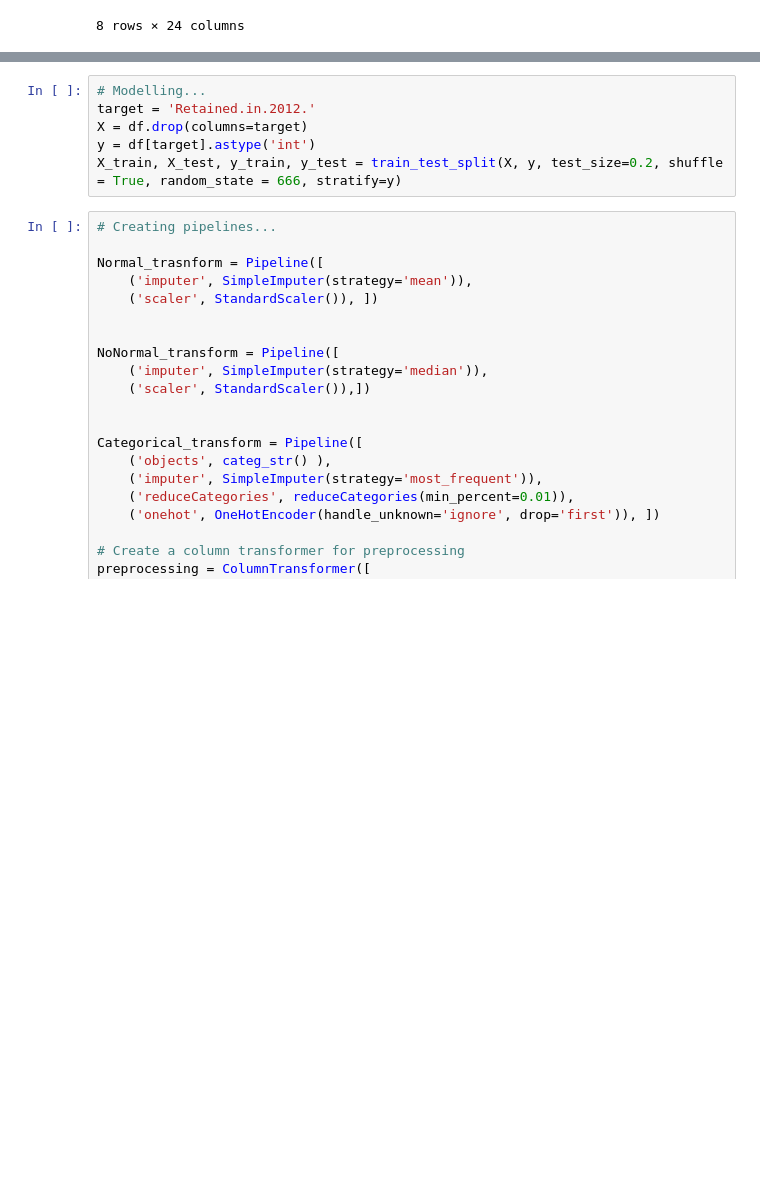
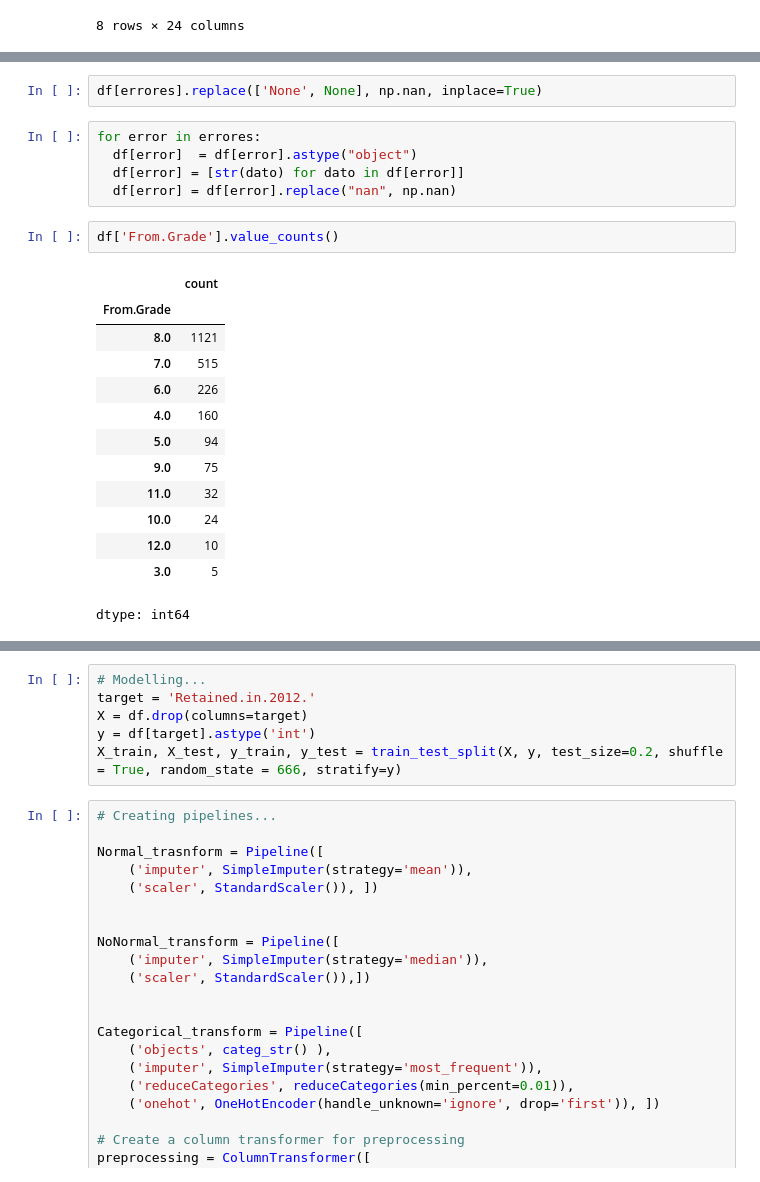
Before and after one commit to it-ces/Analytics-puj, a Jupyter notebook: First-work-Analytics.ipynb, the cells around one changed output, grey strips where cells are left out. Cells and saved outputs as stored; diff of their text form; blank space fills up the shorter version.

```diff
--- a/First-work-Analytics.ipynb
+++ b/First-work-Analytics.ipynb
@@ -78,3 +90,26 @@ Name: Retained.in.2012., dtype: float64
+# %%
+df[errores].replace(['None', None], np.nan, inplace=True)
+# %%
+for error in errores:
+  df[error]  = df[error].astype("object")
+  df[error] = [str(dato) for dato in df[error]]
+  df[error] = df[error].replace("nan", np.nan)
+# %%
+df['From.Grade'].value_counts()
+# %% [output]
+|  | count |
+| From.Grade |  |
+| 8.0 | 1121 |
+| 7.0 | 515 |
+| 6.0 | 226 |
+| 4.0 | 160 |
+| 5.0 | 94 |
+| 9.0 | 75 |
+| 11.0 | 32 |
+| 10.0 | 24 |
+| 12.0 | 10 |
+| 3.0 | 5 |
+dtype: int64
 # %%
 categorical.remove('Retained.in.2012.')
 mytable = TableOne(df,categorical=categorical, nonnormal=nonormal,  groupby='Retained.in.2012.', pval=True)
```
Also changed, not shown: parts of 10 cells of this notebook.
